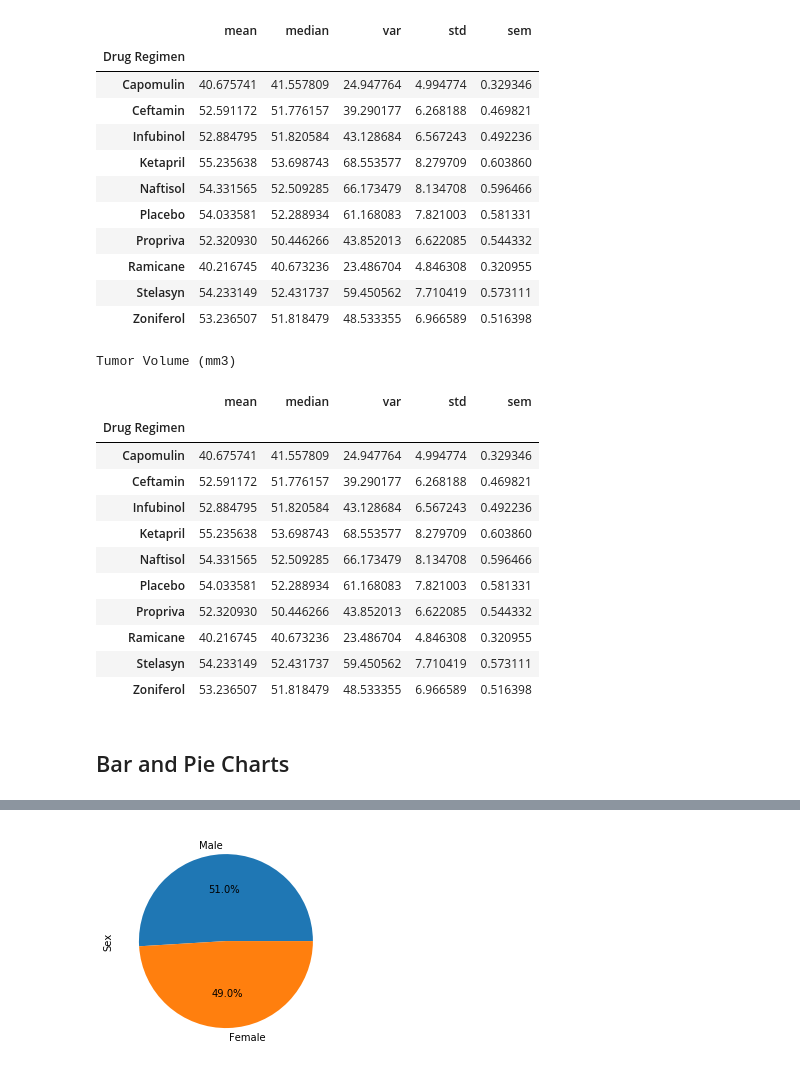
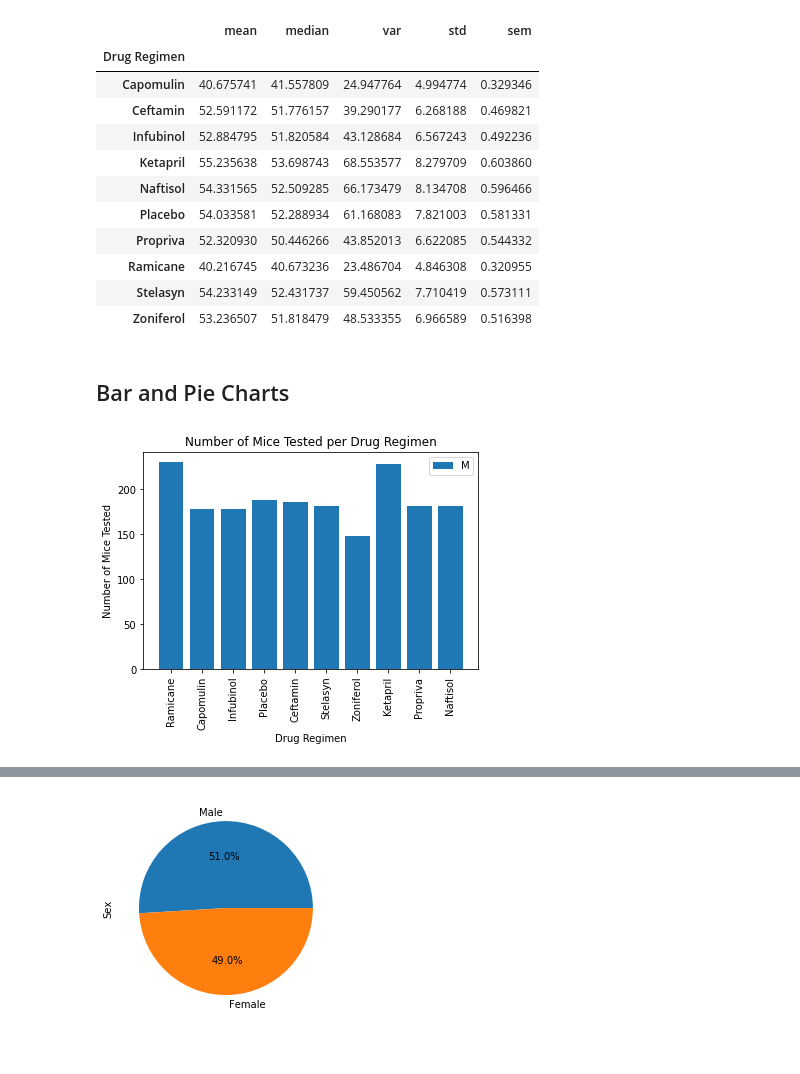
Before and after one commit to TheEvilSombrero/Module-5-Challenge, a Jupyter notebook: pymaceuticals_starter-Copy1.ipynb, the cells around one changed output, grey strips where cells are left out. Drawn from its saved outputs; the diff is of its cells as text; code cells hidden in the pictures.

```diff
--- a/pymaceuticals_starter-Copy1.ipynb
+++ b/pymaceuticals_starter-Copy1.ipynb
@@ -126,30 +127,22 @@ Tumor Volume (mm3)
 | Ramicane | 40.216745 | 40.673236 | 23.486704 | 4.846308 | 0.320955 |
 | Stelasyn | 54.233149 | 52.431737 | 59.450562 | 7.710419 | 0.573111 |
 | Zoniferol | 53.236507 | 51.818479 | 48.533355 | 6.966589 | 0.516398 |
-# %%
-# Generate a summary statistics table of mean, median, variance, standard deviation,
-# and SEM of the tumor volume for each regimen
-
-# Using the aggregation method, produce the same summary statistics in a single line.
-stats_table = clean_mouse_df.groupby("Drug Regimen").agg(['mean', 'median', 'var', 'std', 'sem'])["Tumor Volume (mm3)"]
-styles = [dict(selector="caption", props=[("text-align", "center"), ("font-size", "150%"), ("color", 'black')])]
-stats_table = stats_table.style.set_caption("Tumor Volume (mm3)").set_table_styles(styles)
-stats_table
-# %% [output]
-Tumor Volume (mm3)
-|  | mean | median | var | std | sem |
-| Drug Regimen |  |  |  |  |  |
-| Capomulin | 40.675741 | 41.557809 | 24.947764 | 4.994774 | 0.329346 |
-| Ceftamin | 52.591172 | 51.776157 | 39.290177 | 6.268188 | 0.469821 |
-| Infubinol | 52.884795 | 51.820584 | 43.128684 | 6.567243 | 0.492236 |
-| Ketapril | 55.235638 | 53.698743 | 68.553577 | 8.279709 | 0.603860 |
-| Naftisol | 54.331565 | 52.509285 | 66.173479 | 8.134708 | 0.596466 |
-| Placebo | 54.033581 | 52.288934 | 61.168083 | 7.821003 | 0.581331 |
-| Propriva | 52.320930 | 50.446266 | 43.852013 | 6.622085 | 0.544332 |
-| Ramicane | 40.216745 | 40.673236 | 23.486704 | 4.846308 | 0.320955 |
-| Stelasyn | 54.233149 | 52.431737 | 59.450562 | 7.710419 | 0.573111 |
-| Zoniferol | 53.236507 | 51.818479 | 48.533355 | 6.966589 | 0.516398 |
 # %% [markdown]
 ## Bar and Pie Charts
+# %%
+#Testing how to add legend
+x1 = clean_mouse_df["Drug Regimen"].unique()
+y1 = clean_mouse_df.groupby(["Drug Regimen"]).count()["Mouse ID"]
+labels = "Mice"
+
+plt.bar(x1, y1)
+plt.xlabel("Drug Regimen")
+plt.xticks(rotation=90)
+plt.ylabel("Number of Mice Tested")
+plt.title("Number of Mice Tested per Drug Regimen")
+plt.legend(labels)
+plt.show()
+# %% [output]
+[figure, added]
 # %%
 # Generate a bar plot showing the total number of timepoints for all mice tested for each drug regimen using Pandas.
```
Also changed, not shown: parts of 6 cells of this notebook.
